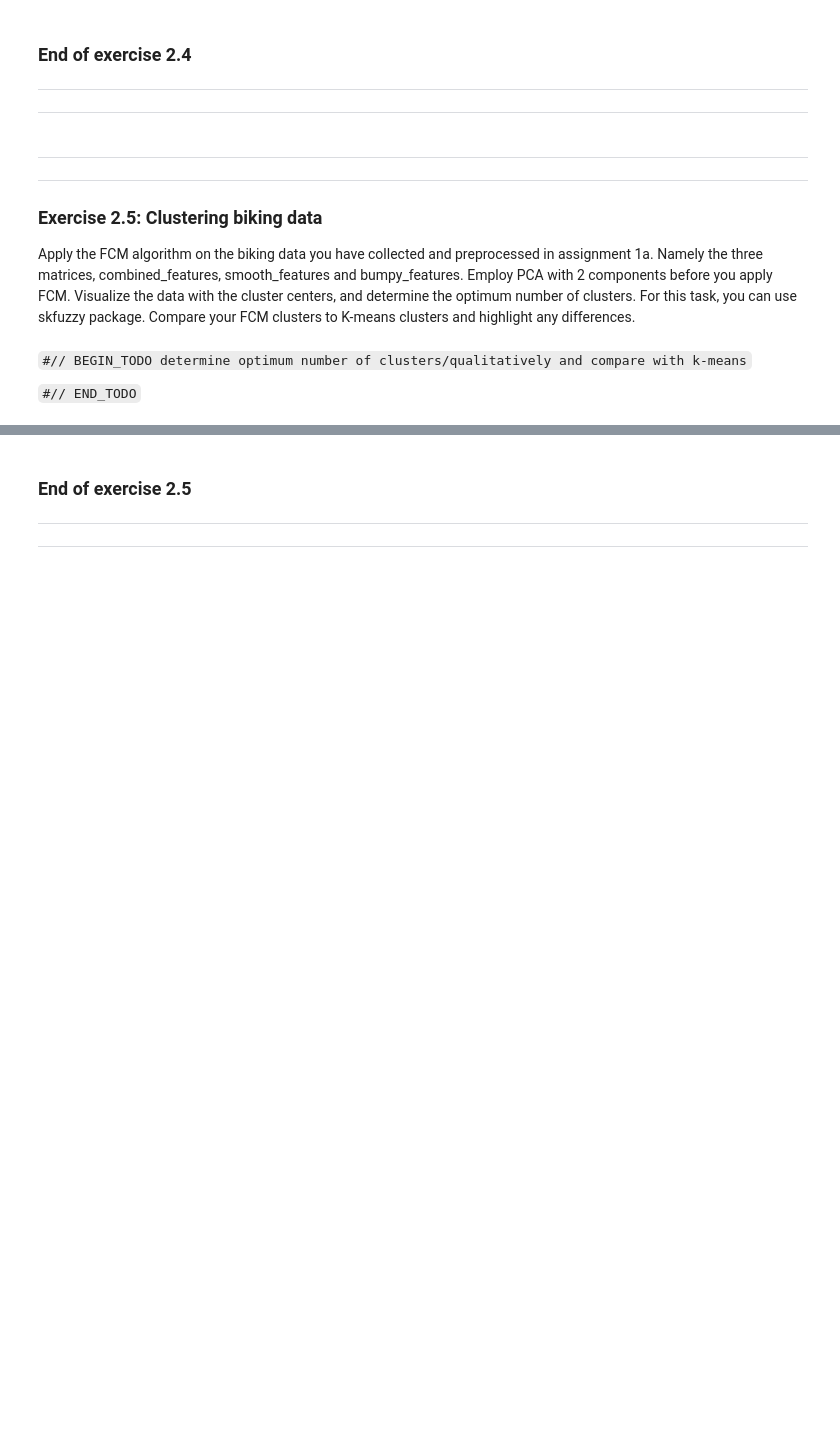
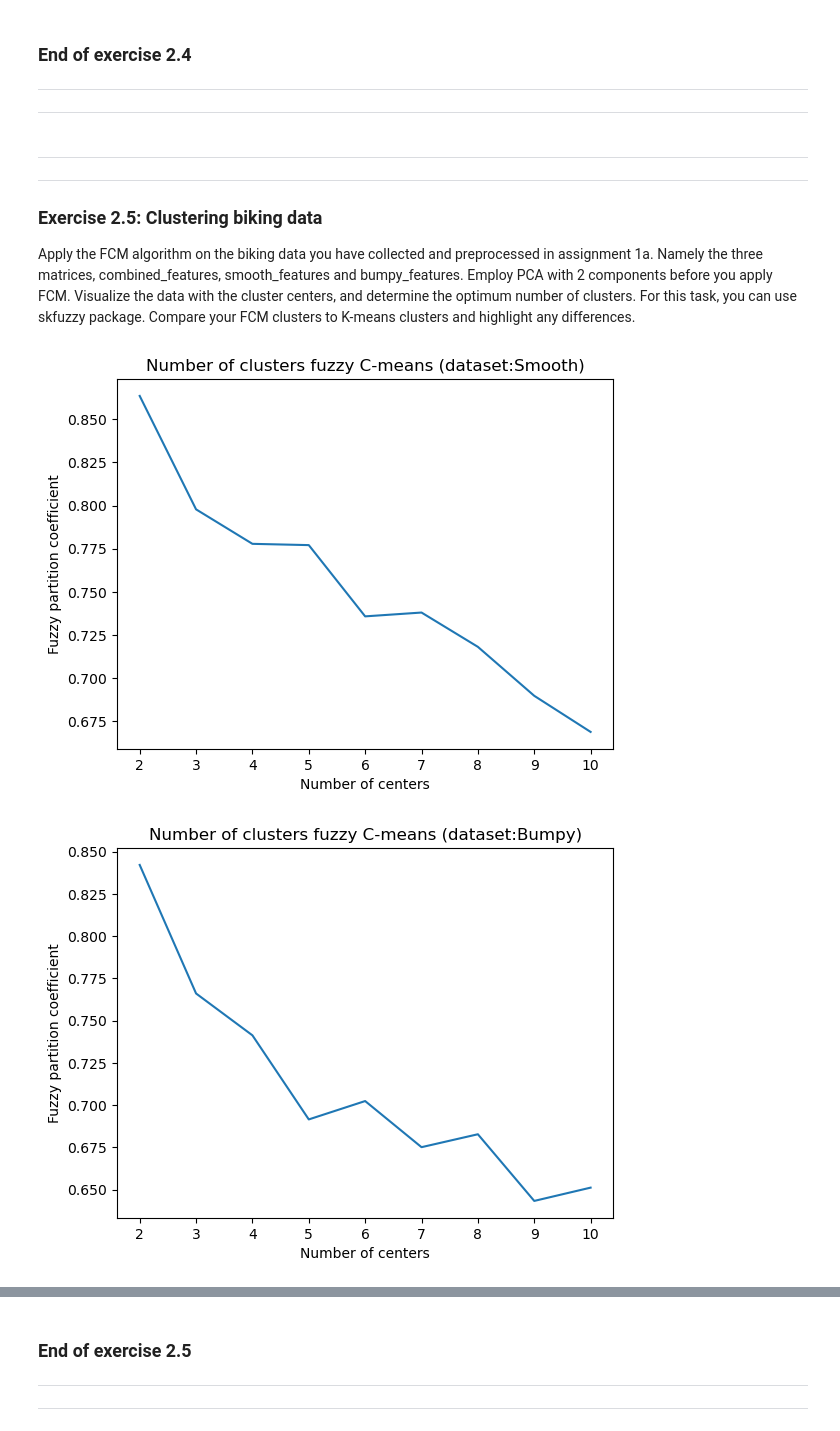
Before and after one commit to fbouwman01/Assignment-1b-data-analysis-for-bumpy-lane-detection, a Jupyter notebook: Template_1b.ipynb, the cells around one changed output, grey strips where cells are left out. Drawn from its saved outputs; the diff is of its cells as text; code cells hidden in the pictures; blank space fills up the shorter version.

```diff
--- a/Template_1b.ipynb
+++ b/Template_1b.ipynb
@@ -629,5 +738,44 @@ Apply the FCM algorithm on the biking data you have collected and preprocessed i
-# %% [markdown]
-`#// BEGIN_TODO determine optimum number of clusters/qualitatively and compare with k-means`
-
-
-`#// END_TODO`
+# %%
+#// BEGIN_TODO Clustering biking data with FCM and determining optimum number of clusters
+# load features
+combined_features = np.load('combinedfeatures.npy')
+smooth_features = np.load('smoothfeatures.npy')
+bumpy_features = np.load('bumpyfeatures.npy')
+
+# employ PCA with 2 components
+pca = PCA(n_components=2)
+pca_combined = pca.fit_transform(combined_features)
+pca_smooth = pca.transform(smooth_features)
+pca_bumpy = pca.transform(bumpy_features)
+
+# FPC with different amount of clusters + plot
+def plot_fpc_vs_clusters(pca_data, dataset_name=""):
+    # store FPC values for different amount of clusters
+    fpcs = []
+    data = pca_data.T #transform matrix
+    # numbers of centers (from 2 to 10)
+    for ncenters in range(2, 11):
+        # fuzzy c-means clustering
+        cntr, u, u0, d, jm, p, fpc = fuzz.cluster.cmeans(
+            data, ncenters, 1.7, error=0.005, maxiter=1000, init=None)
+        # store FPC values
+        fpcs.append(fpc)
+
+    # plot Fuzzy Partition Coefficient (FPC) Vs number of centers
+    fig, ax2 = plt.subplots()
+    ax2.plot(np.r_[2:len(fpcs)+2], fpcs)
+    ax2.set_xlabel("Number of centers")
+    ax2.set_ylabel("Fuzzy partition coefficient")
+    ax2.set_title(f"Number of clusters fuzzy C-means (dataset:{dataset_name})")
+    plt.show()
+
+# plot for different datasets
+plot_fpc_vs_clusters(pca_smooth, dataset_name="Smooth")
+plot_fpc_vs_clusters(pca_bumpy, dataset_name="Bumpy")
+plot_fpc_vs_clusters(pca_combined, dataset_name="Combined")
+
+
+#// END_TODO
+# %% [output]
+[figure, added]
+[figure, added]
```
Also changed, not shown: parts of 14 cells of this notebook.
